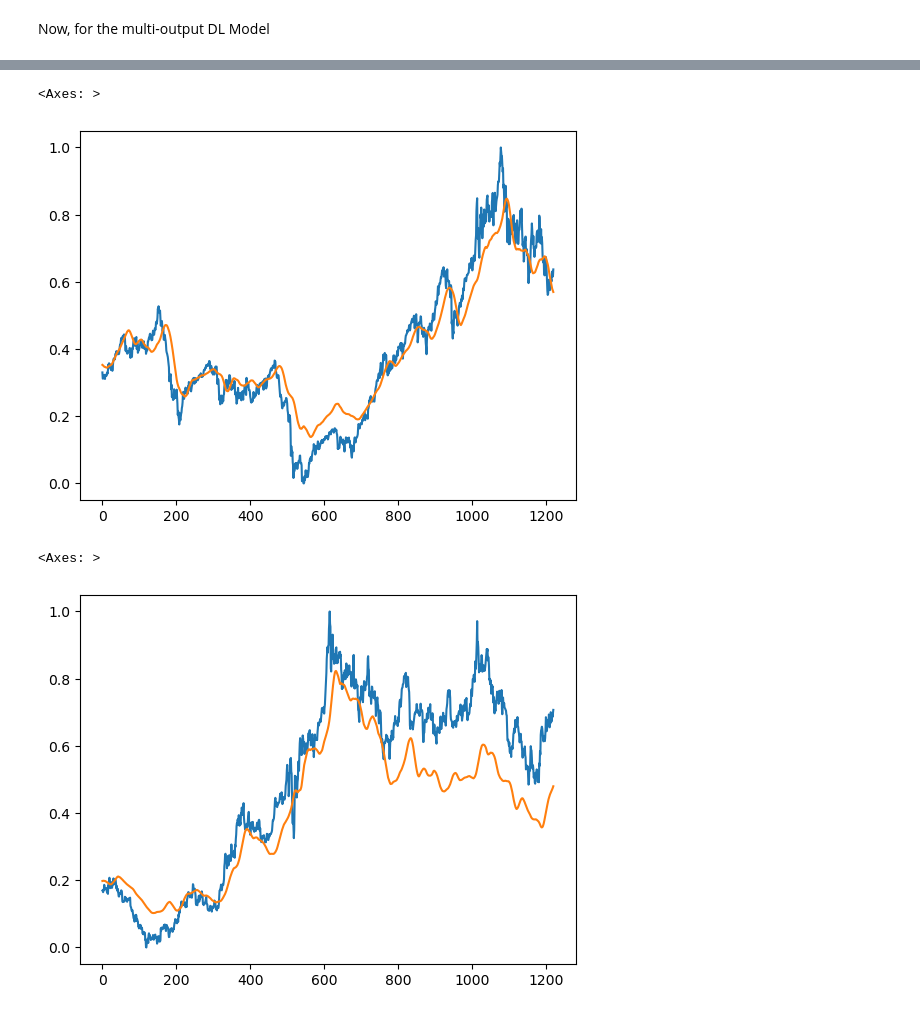
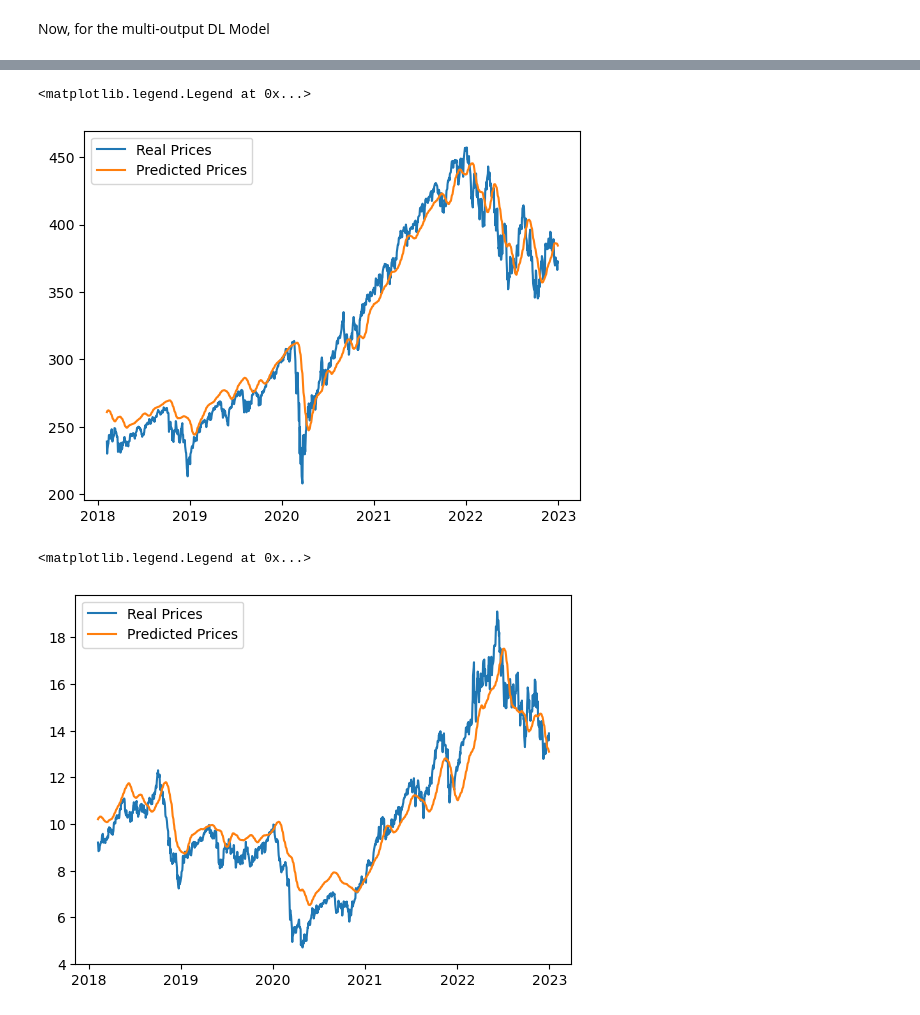
Before and after one commit to 3v-mb/Mini-projects-in-Financial-Engineering, a Jupyter notebook: LSTM and Multi-Output Regression for Stock Prediction.ipynb, the cells around one changed output, grey strips where cells are left out. Cells and saved outputs as stored; diff of their text form; code cells hidden in the pictures.

```diff
--- a/LSTM and Multi-Output Regression for Stock Prediction.ipynb
+++ b/LSTM and Multi-Output Regression for Stock Prediction.ipynb
@@ -684,8 +771,8 @@ data
 | 2022-12-30 00:00:00-05:00 | 371.933655 | 13.884710 | 169.639999 |
 2768 rows × 3 columns
 # %%
-train_set = data[0:train_size]
-test_set = data[train_size:]
+train_set = data[equity_data.index < "2018-01-01"] #data until the end of 2017
+test_set = data[equity_data.index > "2018-01-01"] #data from 2018 to 2022
 # %%
 scaler = MinMaxScaler()
 train_set = scaler.fit_transform(train_set)
@@ -811,6 +894,6 @@ r2_score(y_test, y_pred)
 # %%
-y_test = pd.DataFrame(y_test)
-y_pred = pd.DataFrame(y_pred)
+y_test = scaler.inverse_transform(y_test)
+y_pred = scaler.inverse_transform(y_pred)
 # %%
-y_test[0].plot()
-y_pred[0].plot()
+multi_output_real_prices = pd.DataFrame(y_test)
+multi_output_pred_prices = pd.DataFrame(y_pred)
@@ -820,12 +900,19 @@ y_pred[0].plot()
+# %%
+multi_output_real_prices.columns = [["Equity ETF", "Crude Oil ETF", "Gold ETF"]]
+multi_output_pred_prices.columns = [["Equity ETF", "Crude Oil ETF", "Gold ETF"]]
+multi_output_real_prices.index = data[train_size+26:].index
+multi_output_pred_prices.index = data[train_size+26:].index
 # %%
-y_test[1].plot()
-y_pred[1].plot()
+plt.plot(multi_output_real_prices["Equity ETF"])
+plt.plot(multi_output_pred_prices["Equity ETF"])
+plt.legend(["Real Prices", "Predicted Prices"])
 # %% [output]
-<Axes: >
+<matplotlib.legend.Legend at 0x...>
-[figure, old version]
+[figure, new version]
 # %%
-y_test[2].plot()
-y_pred[2].plot()
+plt.plot(multi_output_real_prices["Crude Oil ETF"])
+plt.plot(multi_output_pred_prices["Crude Oil ETF"])
+plt.legend(["Real Prices", "Predicted Prices"])
 # %% [output]
-<Axes: >
+<matplotlib.legend.Legend at 0x...>
-[figure, old version]
+[figure, new version]
```
Also changed, not shown: parts of 67 cells of this notebook.
